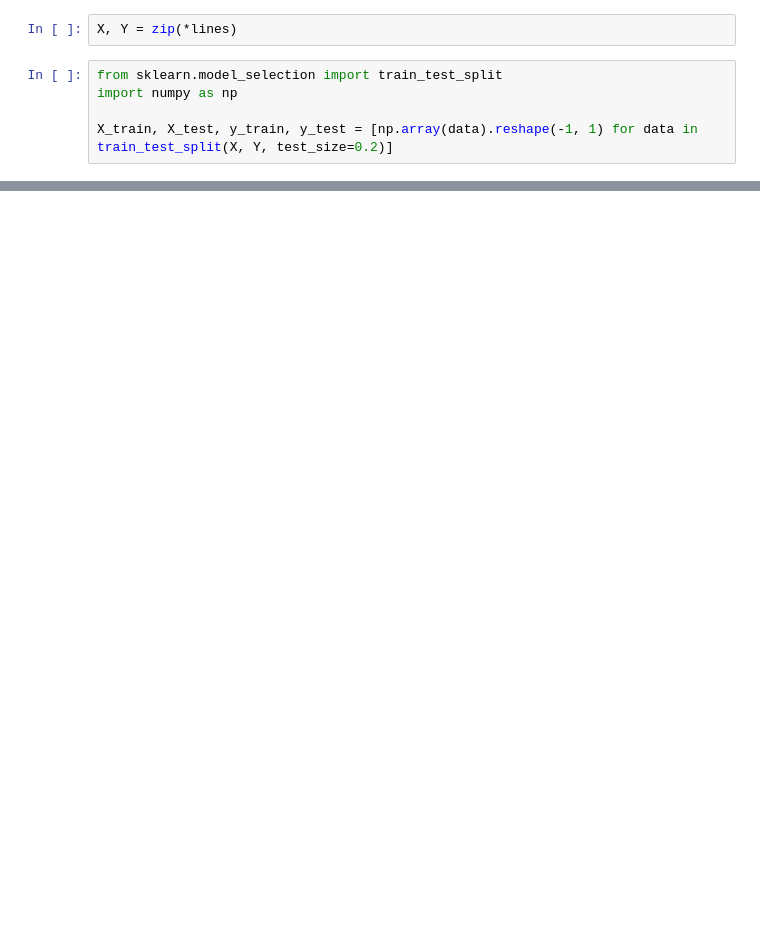
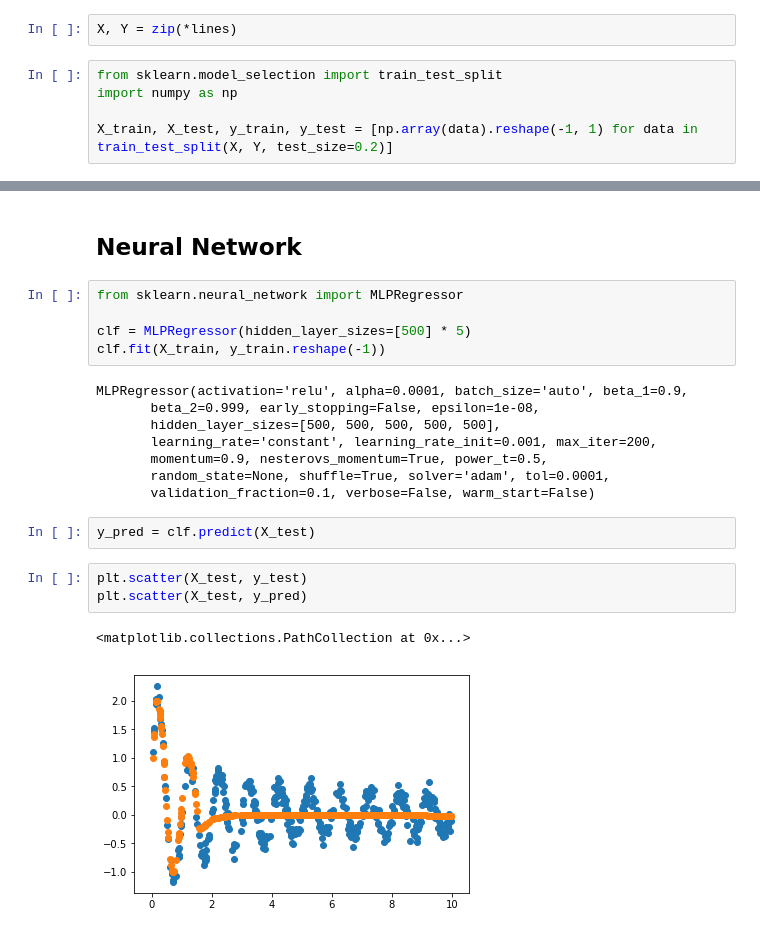
Before and after one commit to jamesaud/music-data-mining, a Jupyter notebook: assignment1/answer.ipynb, the cells around one changed output, grey strips where cells are left out. Drawn from its saved outputs; the diff is of its cells as text; blank space fills up the shorter version.

```diff
--- a/assignment1/answer.ipynb
+++ b/assignment1/answer.ipynb
@@ -35,0 +184,23 @@ X_train, X_test, y_train, y_test = [np.array(data).reshape(-1, 1) for data in tr
+# %% [markdown]
+## Neural Network
+# %%
+from sklearn.neural_network import MLPRegressor
+
+clf = MLPRegressor(hidden_layer_sizes=[500] * 5)
+clf.fit(X_train, y_train.reshape(-1))
+# %% [output]
+MLPRegressor(activation='relu', alpha=0.0001, batch_size='auto', beta_1=0.9,
+       beta_2=0.999, early_stopping=False, epsilon=1e-08,
+       hidden_layer_sizes=[500, 500, 500, 500, 500],
+       learning_rate='constant', learning_rate_init=0.001, max_iter=200,
+       momentum=0.9, nesterovs_momentum=True, power_t=0.5,
+       random_state=None, shuffle=True, solver='adam', tol=0.0001,
+       validation_fraction=0.1, verbose=False, warm_start=False)
+# %%
+y_pred = clf.predict(X_test)
+# %%
+plt.scatter(X_test, y_test)
+plt.scatter(X_test, y_pred)
+# %% [output]
+<matplotlib.collections.PathCollection at 0x...>
+[figure, added]
```
Also changed, not shown: parts of 21 cells of this notebook.
